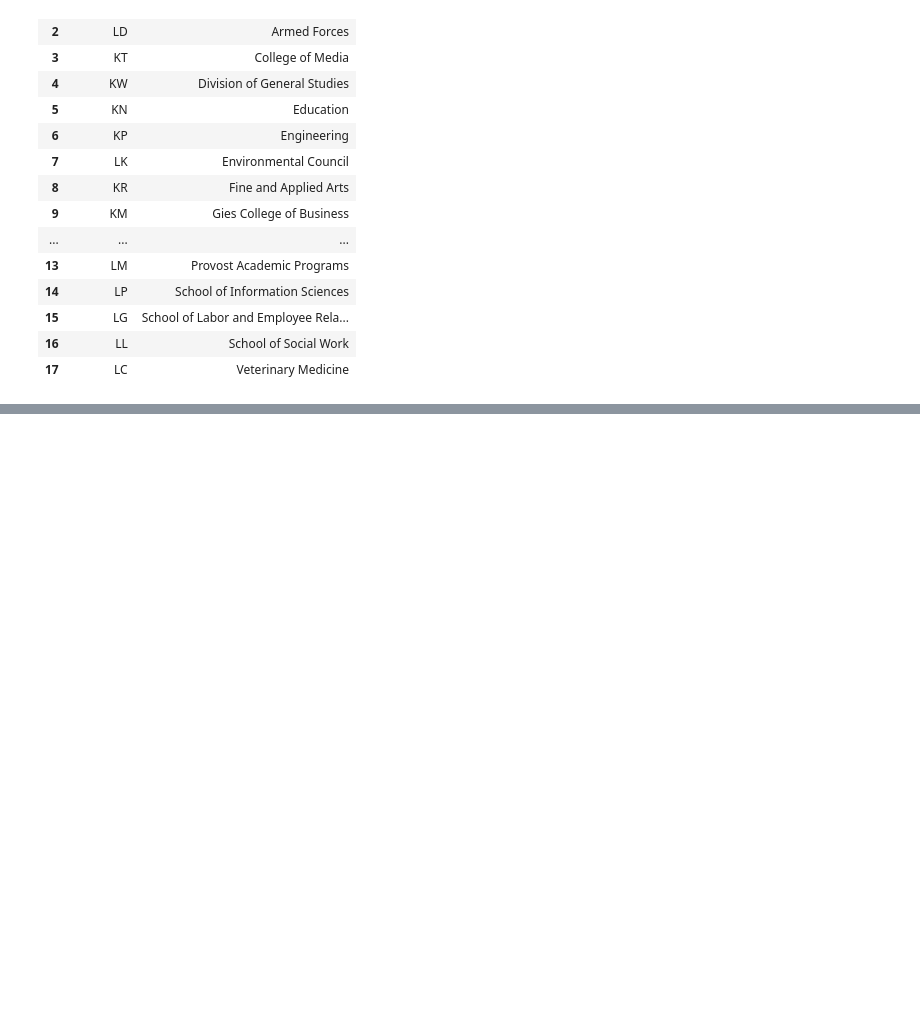
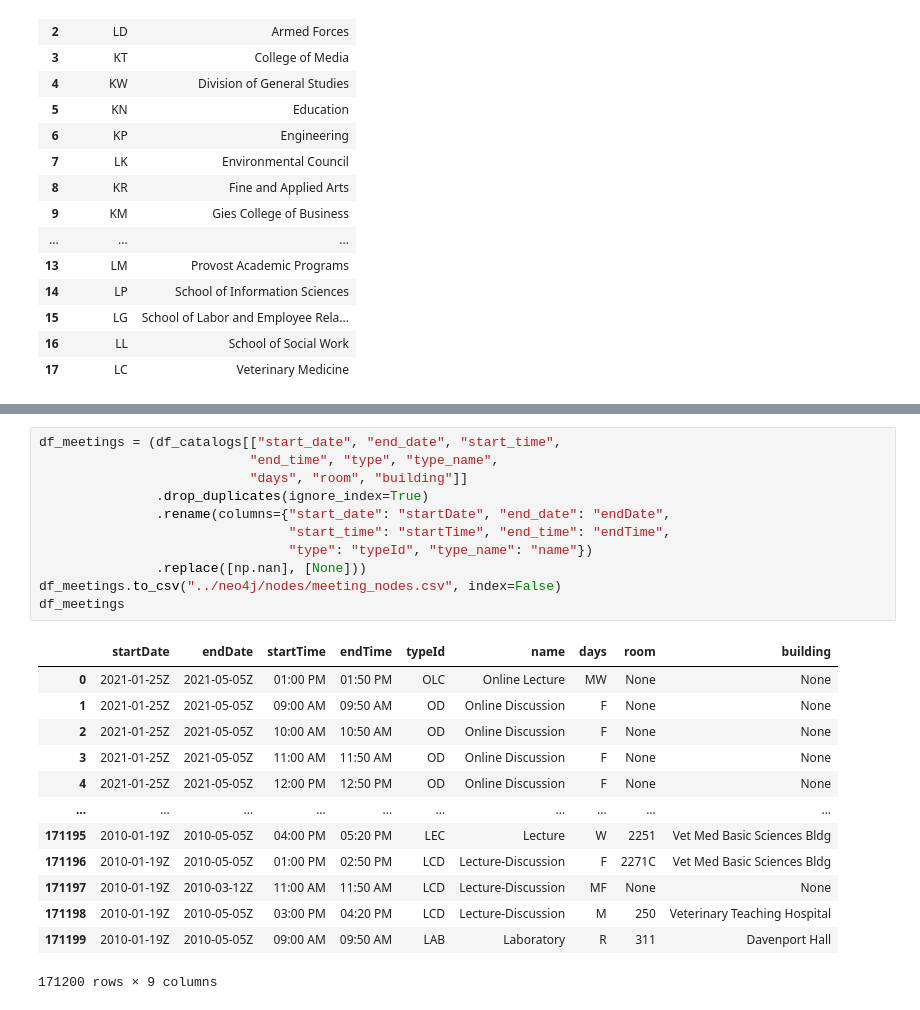
Before and after one commit to JavierMNieto/uiuc-scheduler, a Jupyter notebook: data/scripts/Catalog to Neo4j.ipynb, the cells around one changed output, grey strips where cells are left out. Saved outputs shown, nothing was run; the diff lists cells and outputs as text; blank space fills up the shorter version.

```diff
--- a/data/scripts/Catalog to Neo4j.ipynb
+++ b/data/scripts/Catalog to Neo4j.ipynb
@@ -180,0 +181,25 @@ KeyError: "['typeId'] not in index"
+# %%
+df_meetings = (df_catalogs[["start_date", "end_date", "start_time",
+                           "end_time", "type", "type_name",
+                           "days", "room", "building"]]
+               .drop_duplicates(ignore_index=True)
+               .rename(columns={"start_date": "startDate", "end_date": "endDate",
+                                "start_time": "startTime", "end_time": "endTime",
+                                "type": "typeId", "type_name": "name"})
+               .replace([np.nan], [None]))
+df_meetings.to_csv("../neo4j/nodes/meeting_nodes.csv", index=False)
+df_meetings
+# %% [output]
+|  | startDate | endDate | startTime | endTime | typeId | name | days | room | building |
+| 0 | 2021-01-25Z | 2021-05-05Z | 01:00 PM | 01:50 PM | OLC | Online Lecture | MW | None | None |
+| 1 | 2021-01-25Z | 2021-05-05Z | 09:00 AM | 09:50 AM | OD | Online Discussion | F | None | None |
+| 2 | 2021-01-25Z | 2021-05-05Z | 10:00 AM | 10:50 AM | OD | Online Discussion | F | None | None |
+| 3 | 2021-01-25Z | 2021-05-05Z | 11:00 AM | 11:50 AM | OD | Online Discussion | F | None | None |
+| 4 | 2021-01-25Z | 2021-05-05Z | 12:00 PM | 12:50 PM | OD | Online Discussion | F | None | None |
+| ... | ... | ... | ... | ... | ... | ... | ... | ... | ... |
+| 171195 | 2010-01-19Z | 2010-05-05Z | 04:00 PM | 05:20 PM | LEC | Lecture | W | 2251 | Vet Med Basic Sciences Bldg |
+| 171196 | 2010-01-19Z | 2010-05-05Z | 01:00 PM | 02:50 PM | LCD | Lecture-Discussion | F | 2271C | Vet Med Basic Sciences Bldg |
+| 171197 | 2010-01-19Z | 2010-03-12Z | 11:00 AM | 11:50 AM | LCD | Lecture-Discussion | MF | None | None |
+| 171198 | 2010-01-19Z | 2010-05-05Z | 03:00 PM | 04:20 PM | LCD | Lecture-Discussion | M | 250 | Veterinary Teaching Hospital |
+| 171199 | 2010-01-19Z | 2010-05-05Z | 09:00 AM | 09:50 AM | LAB | Laboratory | R | 311 | Davenport Hall |
+171200 rows × 9 columns
```
Also changed, not shown: parts of 14 cells of this notebook, 12 other files.
